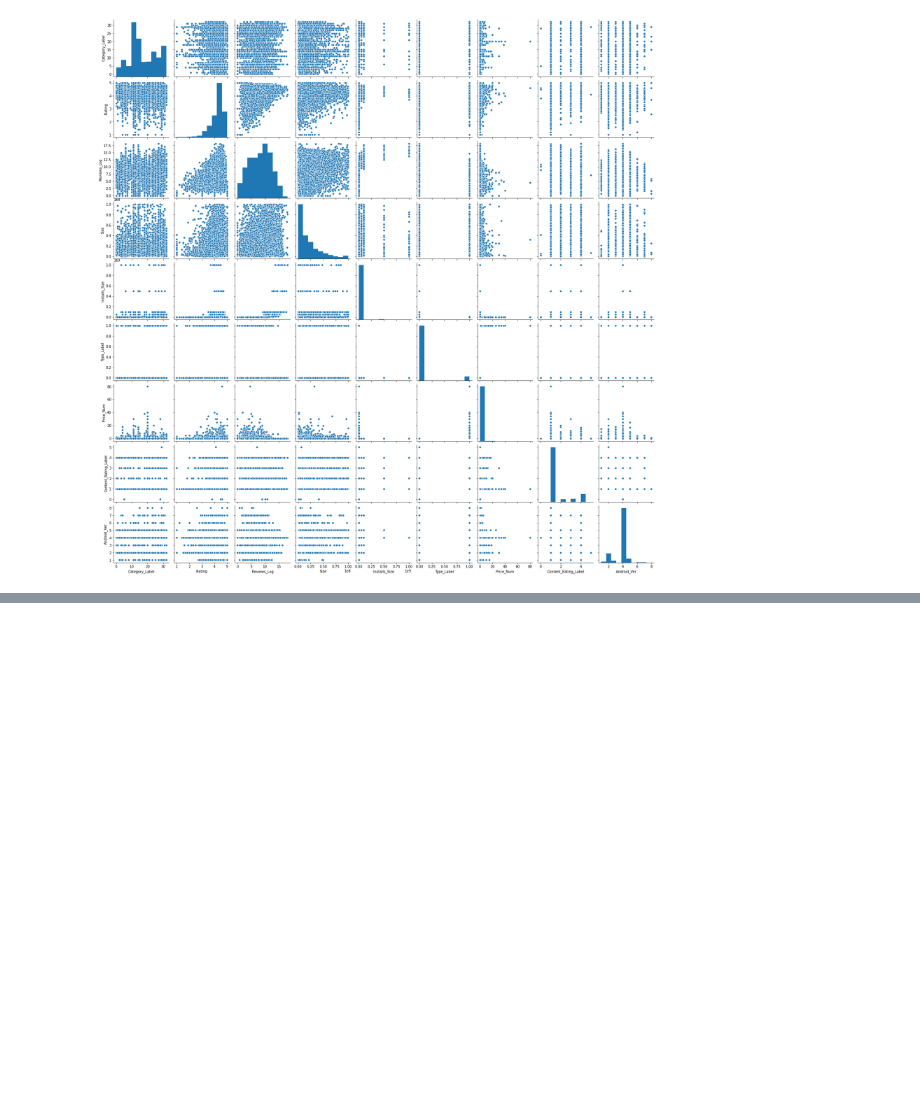
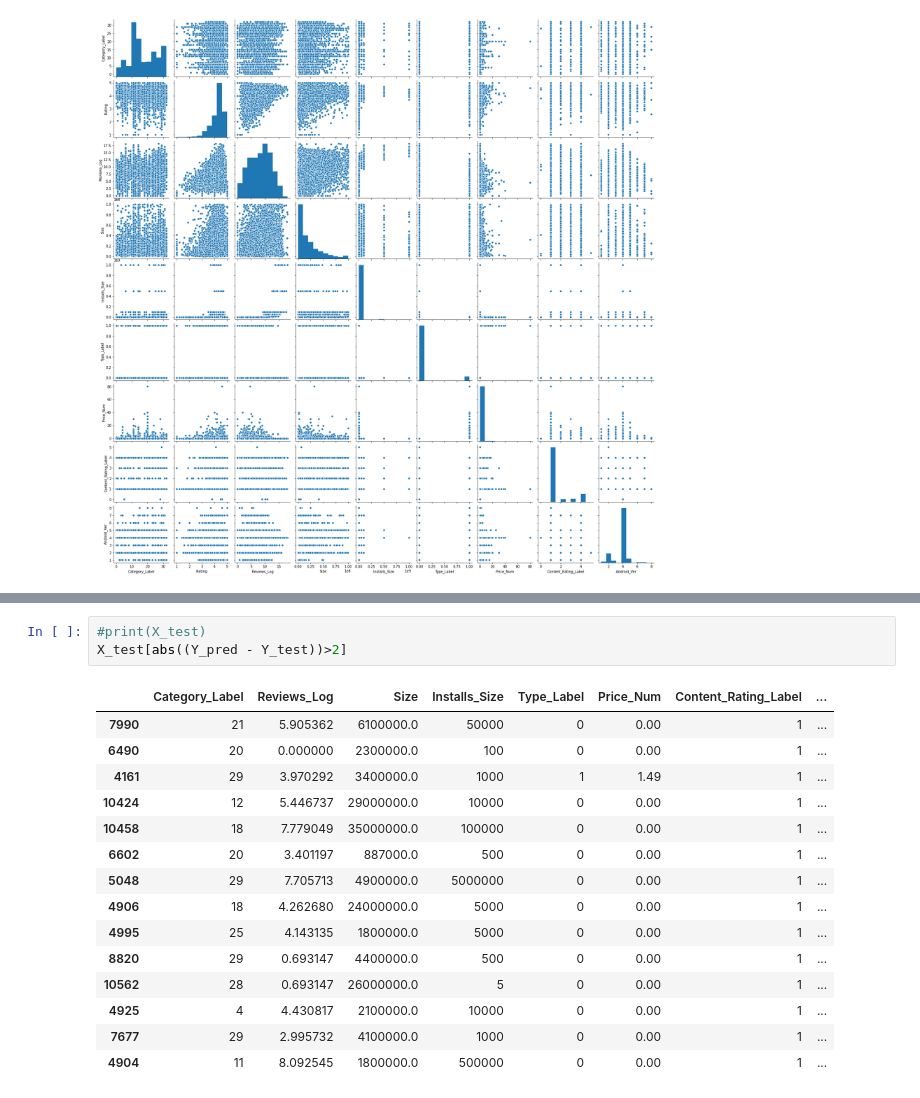
Before and after one commit to mohit138/Google-App-Store, a Jupyter notebook: GooglePlayStore.ipynb, the cells around one changed output, grey strips where cells are left out. Drawn from its saved outputs; the diff is of its cells as text; blank space fills up the shorter version.

```diff
--- a/GooglePlayStore.ipynb
+++ b/GooglePlayStore.ipynb
@@ -499,0 +630,19 @@ sns.pairplot(data_processed)
+# %%
+#print(X_test)
+X_test[abs((Y_pred - Y_test))>2]
+# %% [output]
+|  | Category_Label | Reviews_Log | Size | Installs_Size | Type_Label | Price_Num | Content_Rating_Label | ... |
+| 7990 | 21 | 5.905362 | 6100000.0 | 50000 | 0 | 0.00 | 1 | ... |
+| 6490 | 20 | 0.000000 | 2300000.0 | 100 | 0 | 0.00 | 1 | ... |
+| 4161 | 29 | 3.970292 | 3400000.0 | 1000 | 1 | 1.49 | 1 | ... |
+| 10424 | 12 | 5.446737 | 29000000.0 | 10000 | 0 | 0.00 | 1 | ... |
+| 10458 | 18 | 7.779049 | 35000000.0 | 100000 | 0 | 0.00 | 1 | ... |
+| 6602 | 20 | 3.401197 | 887000.0 | 500 | 0 | 0.00 | 1 | ... |
+| 5048 | 29 | 7.705713 | 4900000.0 | 5000000 | 0 | 0.00 | 1 | ... |
+| 4906 | 18 | 4.262680 | 24000000.0 | 5000 | 0 | 0.00 | 1 | ... |
+| 4995 | 25 | 4.143135 | 1800000.0 | 5000 | 0 | 0.00 | 1 | ... |
+| 8820 | 29 | 0.693147 | 4400000.0 | 500 | 0 | 0.00 | 1 | ... |
+| 10562 | 28 | 0.693147 | 26000000.0 | 5 | 0 | 0.00 | 1 | ... |
+| 4925 | 4 | 4.430817 | 2100000.0 | 10000 | 0 | 0.00 | 1 | ... |
+| 7677 | 29 | 2.995732 | 4100000.0 | 1000 | 0 | 0.00 | 1 | ... |
+| 4904 | 11 | 8.092545 | 1800000.0 | 500000 | 0 | 0.00 | 1 | ... |
```
Also changed, not shown: parts of 21 cells of this notebook.
